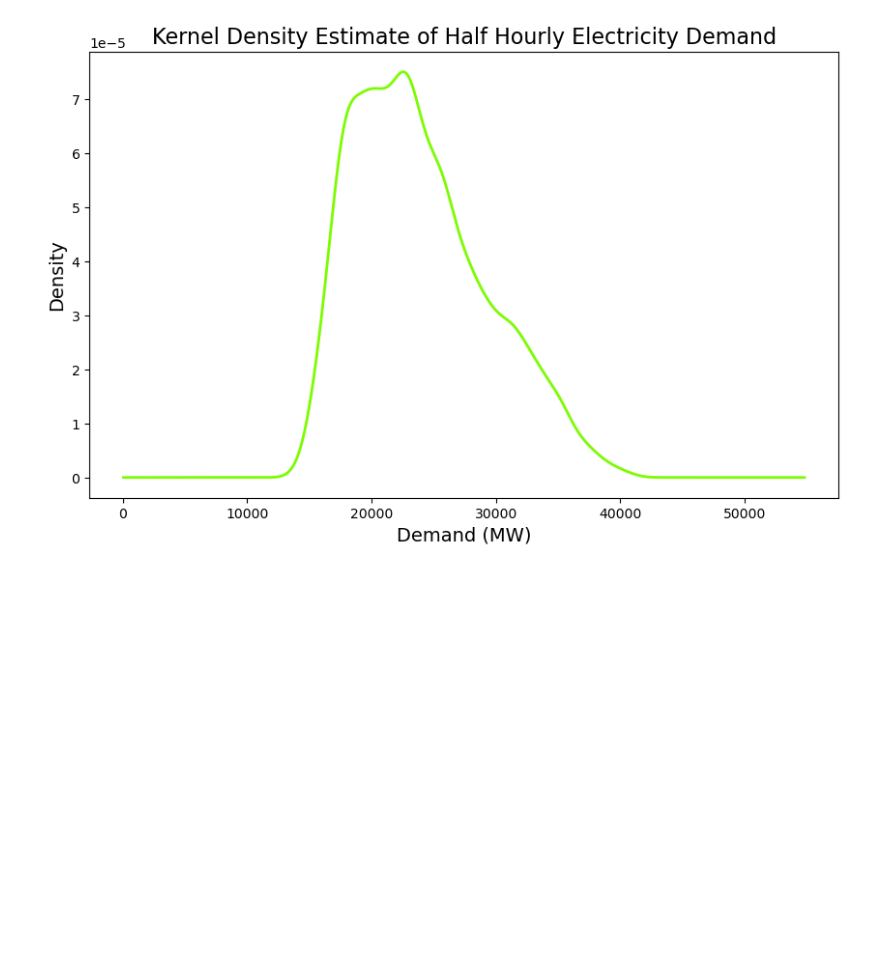
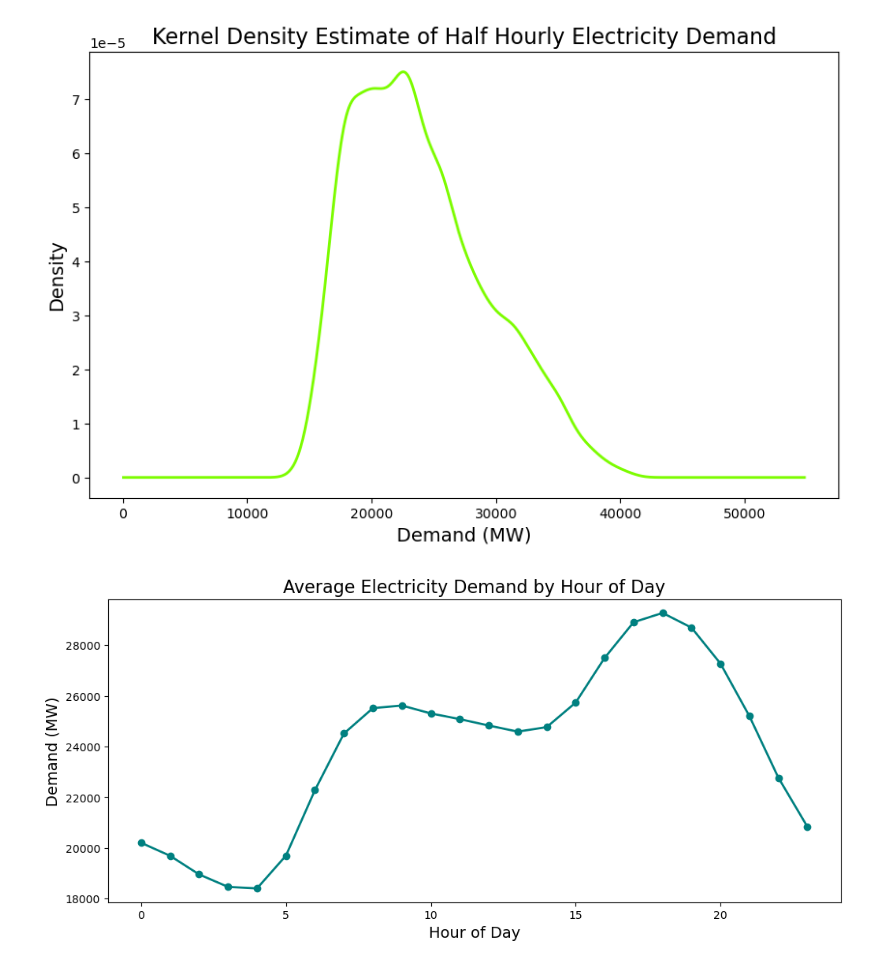
Before and after one commit to GichukiEdwin/Python_Data, a Jupyter notebook: notebooks/demand.ipynb, the cells around one changed output. Cells and saved outputs as stored; diff of their text form; code cells hidden in the pictures; blank space fills up the shorter version.

Commit message:
Visualize time of day and day of week demand patterns

```diff
--- a/notebooks/demand.ipynb
+++ b/notebooks/demand.ipynb
@@ -159,3 +159,13 @@ plt.ylabel('Density', fontsize=14)
 plt.show()
 # %% [output]
 [figure]
+# %%
+df1['hour'] = df1.index.hour
+hourly_avg = df1.groupby('hour')['demand'].mean()
+hourly_avg.plot(figsize=(12,5), linewidth= 2, color='teal', marker='o')
+plt.title('Average Electricity Demand by Hour of Day', fontsize=16)
+plt.xlabel('Hour of Day', fontsize=14)
+plt.ylabel('Demand (MW)', fontsize=14)
+plt.show()
+# %% [output]
+[figure, added]
```
Also changed, not shown: parts of 7 cells of this notebook.
